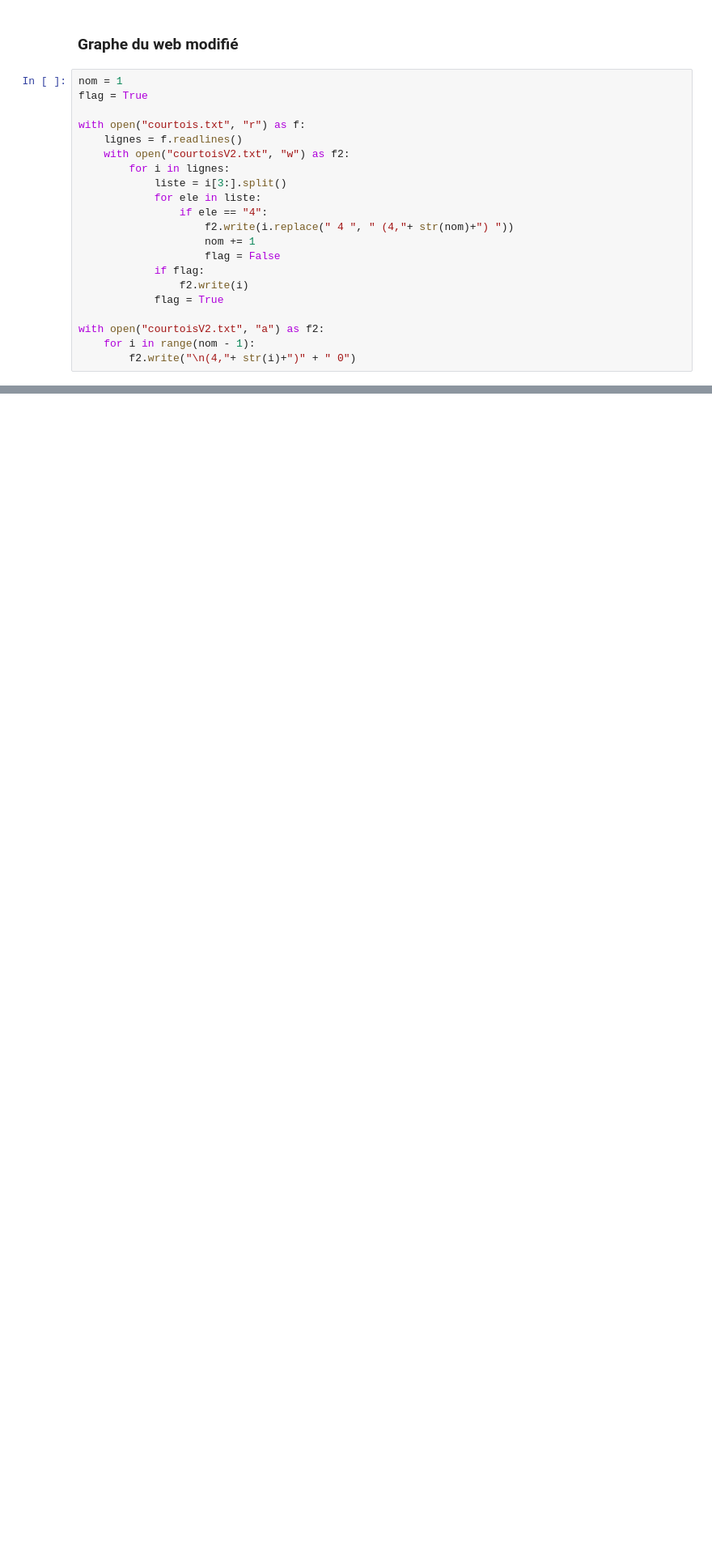
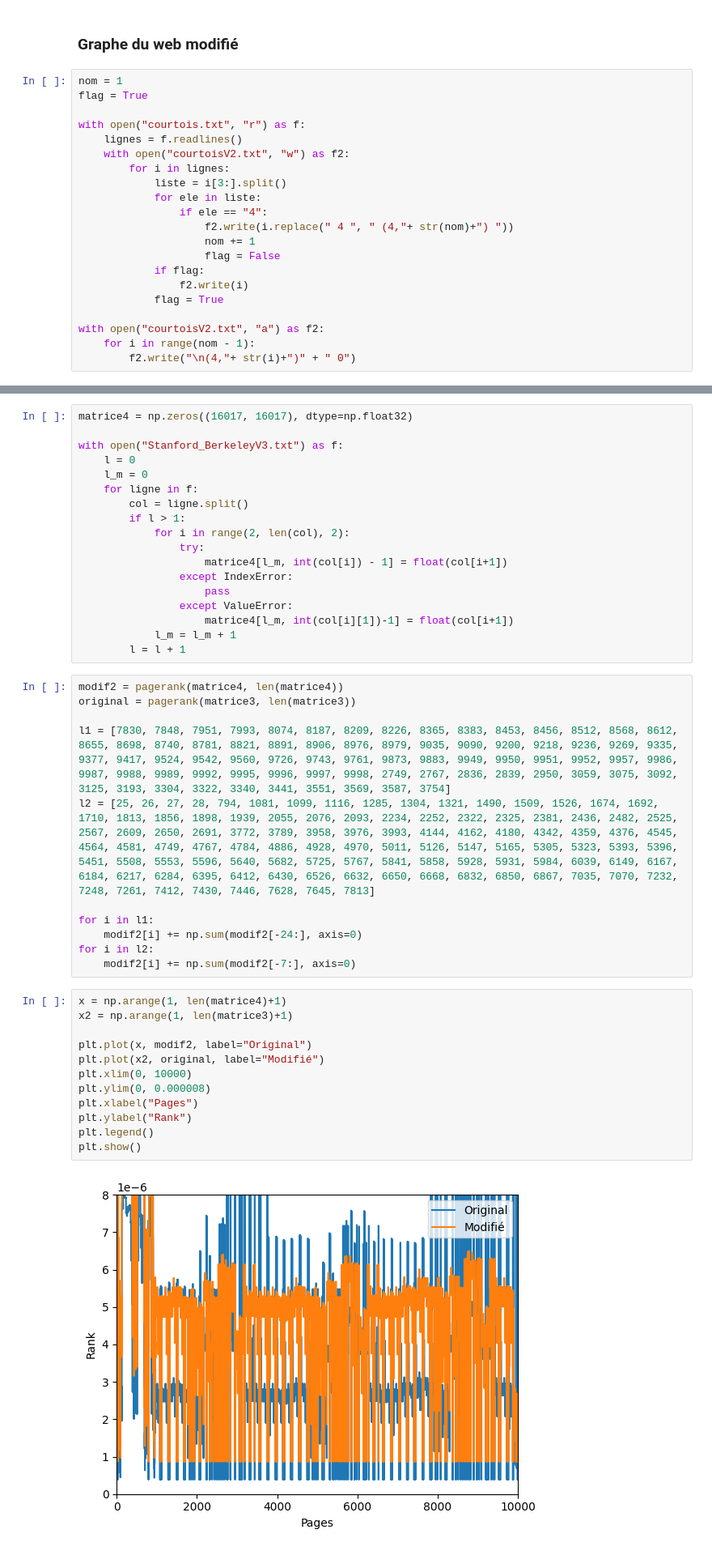
Before and after one commit to Galaboost/Pagerank, a Jupyter notebook: pagerank.ipynb, the cells around one changed output, grey strips where cells are left out. Shown at 81% size. Saved outputs shown, nothing was run; the diff lists cells and outputs as text; blank space fills up the shorter version.

```diff
--- a/pagerank.ipynb
+++ b/pagerank.ipynb
@@ -176,0 +247,43 @@ plt.show()
+# %%
+matrice4 = np.zeros((16017, 16017), dtype=np.float32)
+
+with open("Stanford_BerkeleyV3.txt") as f:
+    l = 0
+    l_m = 0
+    for ligne in f:
+        col = ligne.split()
+        if l > 1:
+            for i in range(2, len(col), 2):
+                try:
+                    matrice4[l_m, int(col[i]) - 1] = float(col[i+1])
+                except IndexError:
+                    pass
+                except ValueError:
+                    matrice4[l_m, int(col[i][1])-1] = float(col[i+1])
+            l_m = l_m + 1
+        l = l + 1
+# %%
+modif2 = pagerank(matrice4, len(matrice4))
+original = pagerank(matrice3, len(matrice3))
+
+l1 = [7830, 7848, 7951, 7993, 8074, 8187, 8209, 8226, 8365, 8383, 8453, 8456, 8512, 8568, 8612, 8655, 8698, 8740, 8781, 8821, 8891, 8906, 8976, 8979, 9035, 9090, 9200, 9218, 9236, 9269, 9335, 9377, 9417, 9524, 9542, 9560, 9726, 9743, 9761, 9873, 9883, 9949, 9950, 9951, 9952, 9957, 9986, 9987, 9988, 9989, 9992, 9995, 9996, 9997, 9998, 2749, 2767, 2836, 2839, 2950, 3059, 3075, 3092, 3125, 3193, 3304, 3322, 3340, 3441, 3551, 3569, 3587, 3754]
+l2 = [25, 26, 27, 28, 794, 1081, 1099, 1116, 1285, 1304, 1321, 1490, 1509, 1526, 1674, 1692, 1710, 1813, 1856, 1898, 1939, 2055, 2076, 2093, 2234, 2252, 2322, 2325, 2381, 2436, 2482, 2525, 2567, 2609, 2650, 2691, 3772, 3789, 3958, 3976, 3993, 4144, 4162, 4180, 4342, 4359, 4376, 4545, 4564, 4581, 4749, 4767, 4784, 4886, 4928, 4970, 5011, 5126, 5147, 5165, 5305, 5323, 5393, 5396, 5451, 5508, 5553, 5596, 5640, 5682, 5725, 5767, 5841, 5858, 5928, 5931, 5984, 6039, 6149, 6167, 6184, 6217, 6284, 6395, 6412, 6430, 6526, 6632, 6650, 6668, 6832, 6850, 6867, 7035, 7070, 7232, 7248, 7261, 7412, 7430, 7446, 7628, 7645, 7813]
+
+for i in l1:
+    modif2[i] += np.sum(modif2[-24:], axis=0)
+for i in l2:
+    modif2[i] += np.sum(modif2[-7:], axis=0)
+# %%
+x = np.arange(1, len(matrice4)+1)
+x2 = np.arange(1, len(matrice3)+1)
+
+plt.plot(x, modif2, label="Original")
+plt.plot(x2, original, label="Modifié")
+plt.xlim(0, 10000)
+plt.ylim(0, 0.000008)
+plt.xlabel("Pages")
+plt.ylabel("Rank")
+plt.legend()
+plt.show()
+# %% [output]
+[figure, added]
```
Also changed, not shown: parts of 15 cells of this notebook.
